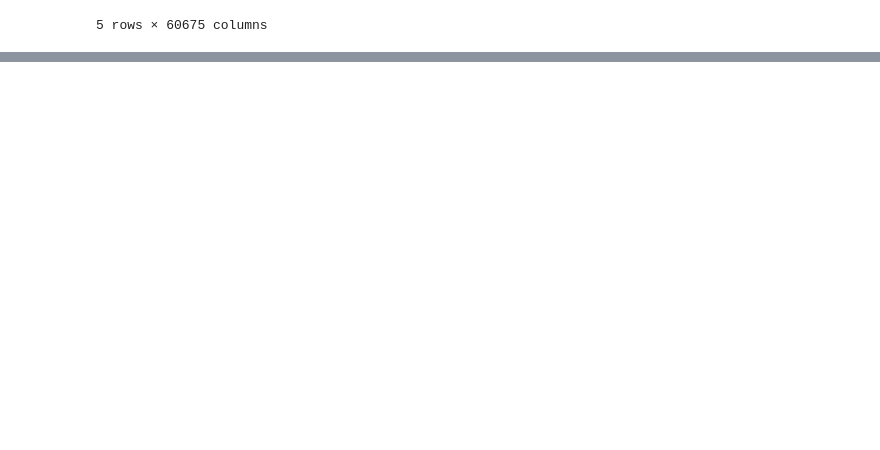
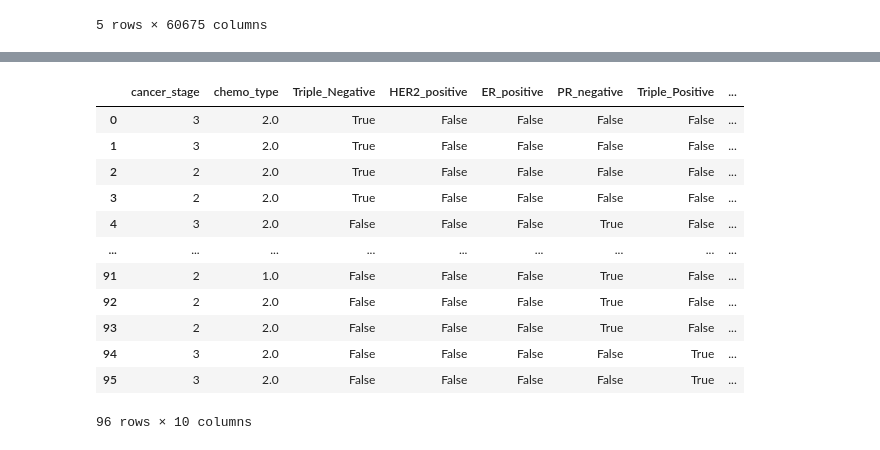
Before and after one commit to Harrison-Q-Ma/CSE-283-Proj, a Jupyter notebook: Harrison/classification.ipynb, the cells around one changed output, grey strips where cells are left out. Drawn from its saved outputs; the diff is of its cells as text; code cells hidden in the pictures; blank space fills up the shorter version.

```diff
--- a/Harrison/classification.ipynb
+++ b/Harrison/classification.ipynb
@@ -52,0 +35,17 @@ tumor_top2000
+# %%
+metadata = pd.read_csv('/Users/harrisonma/Documents/PhD Classes/2025 Spring/CSE 283/CSE-283-Proj/data/pnas_patient_info_processed.csv', index_col=None)
+metadata
+# %% [output]
+|  | cancer_stage | chemo_type | Triple_Negative | HER2_positive | ER_positive | PR_negative | Triple_Positive | ... |
+| 0 | 3 | 2.0 | True | False | False | False | False | ... |
+| 1 | 3 | 2.0 | True | False | False | False | False | ... |
+| 2 | 2 | 2.0 | True | False | False | False | False | ... |
+| 3 | 2 | 2.0 | True | False | False | False | False | ... |
+| 4 | 3 | 2.0 | False | False | False | True | False | ... |
+| ... | ... | ... | ... | ... | ... | ... | ... | ... |
+| 91 | 2 | 1.0 | False | False | False | True | False | ... |
+| 92 | 2 | 2.0 | False | False | False | True | False | ... |
+| 93 | 2 | 2.0 | False | False | False | True | False | ... |
+| 94 | 3 | 2.0 | False | False | False | False | True | ... |
+| 95 | 3 | 2.0 | False | False | False | False | True | ... |
+96 rows × 10 columns
```
Also changed, not shown: parts of 51 cells of this notebook, 2 other files.
